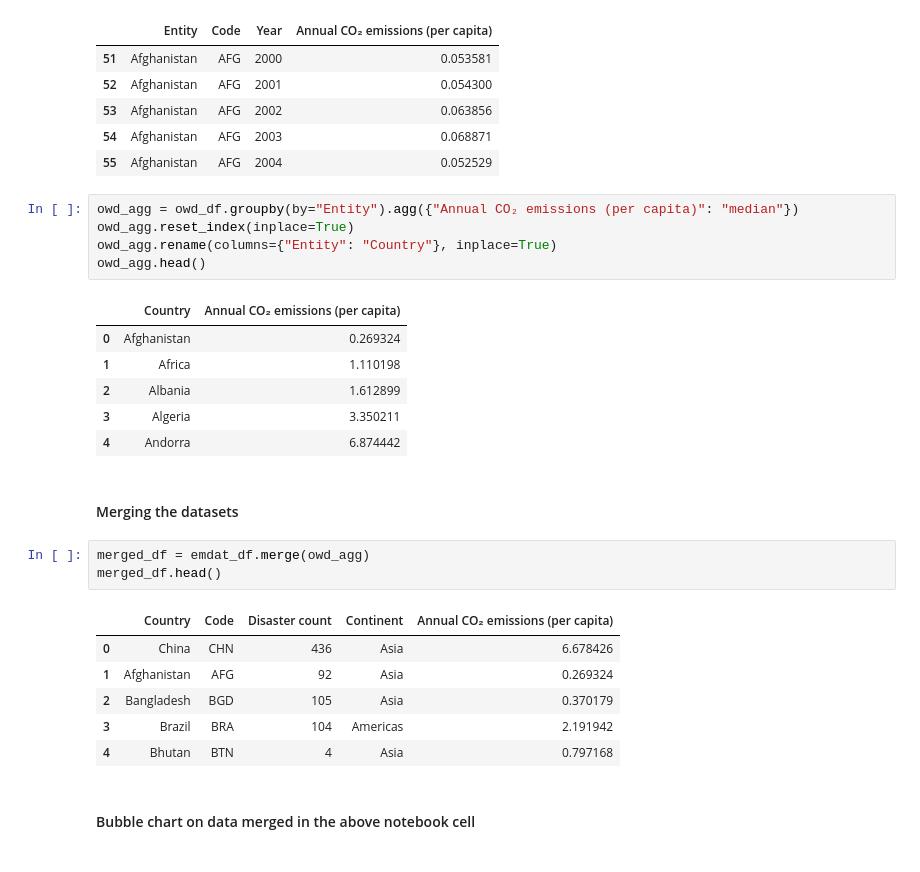
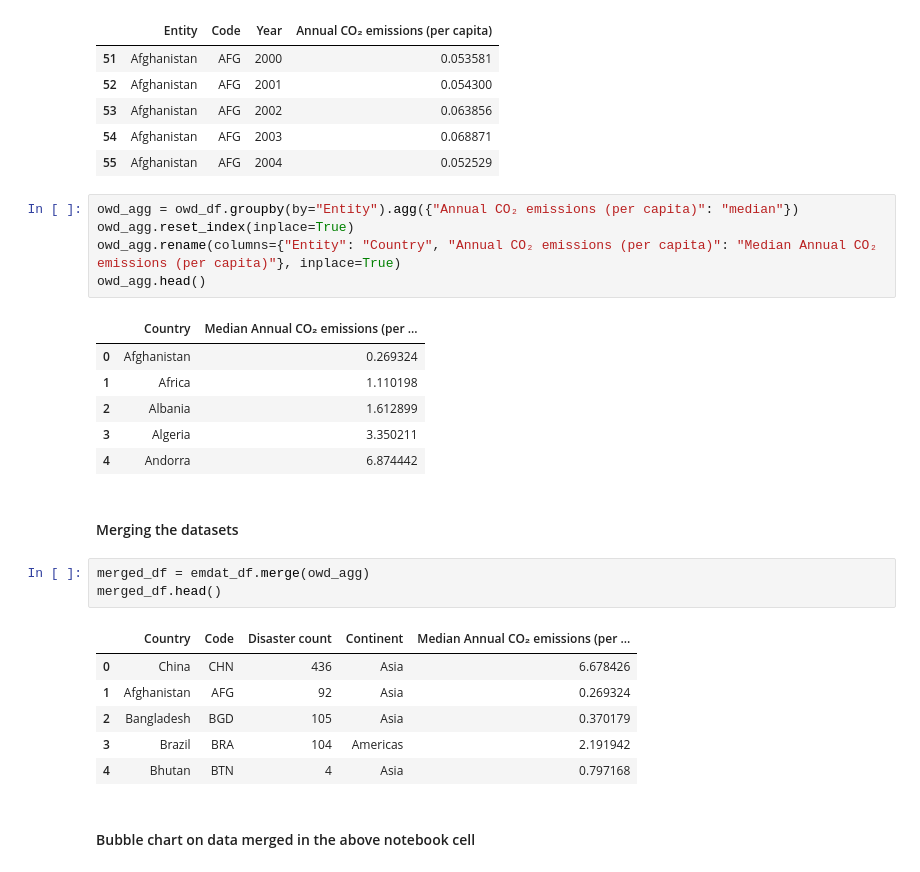
Before and after one commit to NLSanyu/CA682-Data-Visualization, a Jupyter notebook: Emissions vs Disaster Severity.ipynb, the cells around one changed output. Cells and saved outputs as stored; diff of their text form.

```diff
--- a/Emissions vs Disaster Severity.ipynb
+++ b/Emissions vs Disaster Severity.ipynb
@@ -77,10 +77,10 @@ owd_df.head()
 # %%
 owd_agg = owd_df.groupby(by="Entity").agg({"Annual CO₂ emissions (per capita)": "median"})
 owd_agg.reset_index(inplace=True)
-owd_agg.rename(columns={"Entity": "Country"}, inplace=True)
+owd_agg.rename(columns={"Entity": "Country", "Annual CO₂ emissions (per capita)": "Median Annual CO₂ emissions (per capita)"}, inplace=True)
 owd_agg.head()
 # %% [output]
-|  | Country | Annual CO₂ emissions (per capita) |
+|  | Country | Median Annual CO₂ emissions (per ... |
 | 0 | Afghanistan | 0.269324 |
 | 1 | Africa | 1.110198 |
 | 2 | Albania | 1.612899 |
@@ -92,7 +92,7 @@ owd_agg.head()
 merged_df = emdat_df.merge(owd_agg)
 merged_df.head()
 # %% [output]
-|  | Country | Code | Disaster count | Continent | Annual CO₂ emissions (per capita) |
+|  | Country | Code | Disaster count | Continent | Median Annual CO₂ emissions (per ... |
 | 0 | China | CHN | 436 | Asia | 6.678426 |
 | 1 | Afghanistan | AFG | 92 | Asia | 0.269324 |
 | 2 | Bangladesh | BGD | 105 | Asia | 0.370179 |
```
Also changed, not shown: parts of 4 cells of this notebook, 2 other files.
